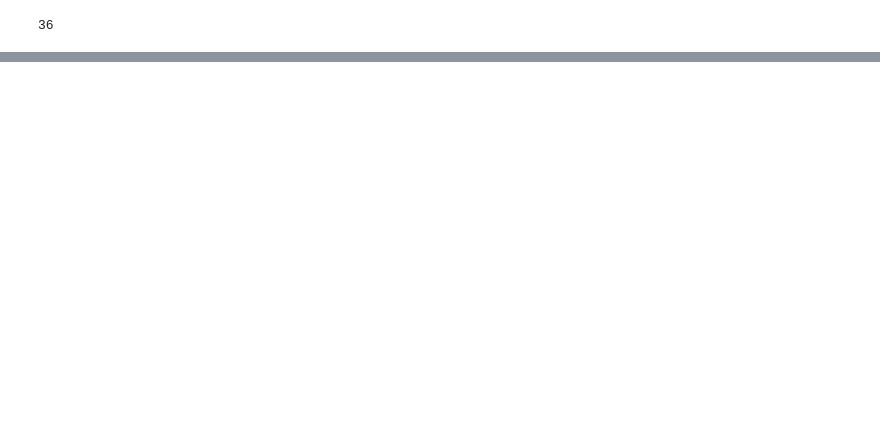
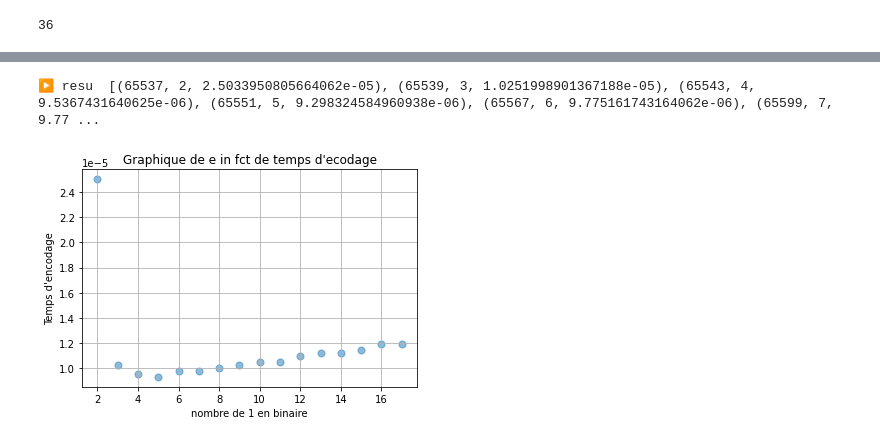
Before and after one commit to Yassmine2020/AttacksRSA, a Jupyter notebook: Diffusion large de messages.ipynb, the cells around one changed output, grey strips where cells are left out. Cells and saved outputs as stored; diff of their text form; code cells hidden in the pictures; blank space fills up the shorter version.

```diff
--- a/Diffusion large de messages.ipynb
+++ b/Diffusion large de messages.ipynb
@@ -55,15 +168,0 @@ Wall time: 6.68 µs
-# %%
-# Exemple avec des valeurs par défaut
-e = 65537
-mu = 36
-n = 1
-
-for i in range(1,r):
-     n *= N[i]
-
-# Appliquer l'algorithme avec les valeurs par défaut
-resultat = modular_exponentiation(mu, e, n)
-%time resultat, n
-
-# CPU times: user 0 ns, sys: 0 ns, total: 0 ns
-# Wall time: 6.44 µs
@@ -74,0 +251,50 @@ Wall time: 6.91 µs
+# %%
+e = 3
+mu = 36
+r = 15  #(e < r)
+phi_n = 1
+
+
+N = [next_prime(2^30)]
+C = [ZZ(Zmod(N[0])(mu^e))]
+
+for i in range(1, r):
+    next_p = next_prime(N[i-1])
+    while (next_p - 1) % 3 == 0:   # cette condi est rajoutée pour verifier que idéalement e= 3 a besoin de min de temps d'exécution
+        next_p = next_prime(next_p)
+
+    N.append(next_p)
+    C.append(ZZ(Zmod(N[i])(mu^e)))
+
+for i in range(1,r):
+#     n *= N[i]
+    phi_n *= (N[i] - 1)
+
+e_val = generate_e_values_prime_with_phi(17, phi_n)
+# e_val = [item for item in e_val if item != 65537]
+# e_val = e_val.append(65539)
+
+resu = test_execution_time(mu, n, e_val)
+
+
+# print(f'▶️e_val ', e_val)
+print(f'▶️ resu ', resu)
+# %% [output]
+▶️ resu  [(65537, 2, 2.5033950805664062e-05), (65539, 3, 1.0251998901367188e-05), (65543, 4, 9.5367431640625e-06), (65551, 5, 9.298324584960938e-06), (65567, 6, 9.775161743164062e-06), (65599, 7, 9.77 ...
+# %%
+# Séparation des données en deux listes: une pour la première partie du tuple, l'autre pour la troisième
+x = [item[1] for item in resu]  # première partie du tuple
+y = [item[2] for item in resu]  # troisième partie du tuple
+
+# Création du graphique
+# Assuming x and y are defined as in your initial code
+# plt.scatterplot(x, y, marker='o')  # This seems to be a typo, as matplotlib uses plt.scatter
+
+plt.scatter(x, y, s=50, alpha=0.5)  # s is the size, alpha is the transparency level
+plt.xlabel('nombre de 1 en binaire')
+plt.ylabel('Temps d\'encodage')
+plt.title('Graphique de e in fct de temps d\'ecodage')
+plt.grid(True)
+plt.show()
+# %% [output]
+[figure, added]
```
Also changed, not shown: parts of 14 cells of this notebook, 1 other file.
